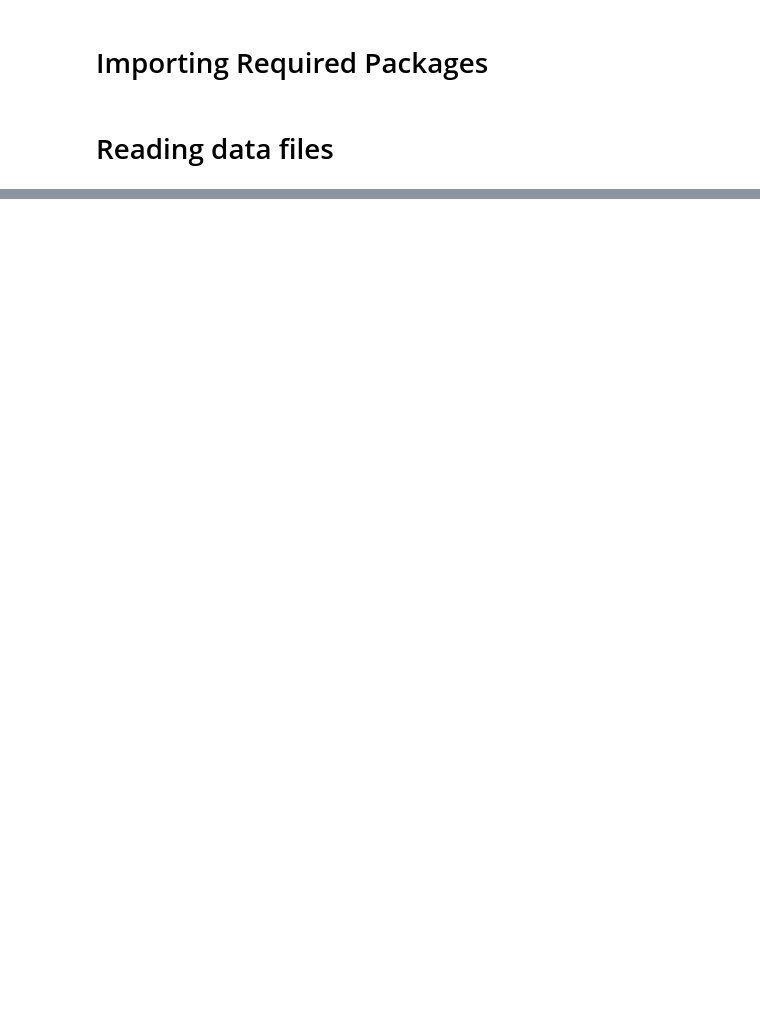
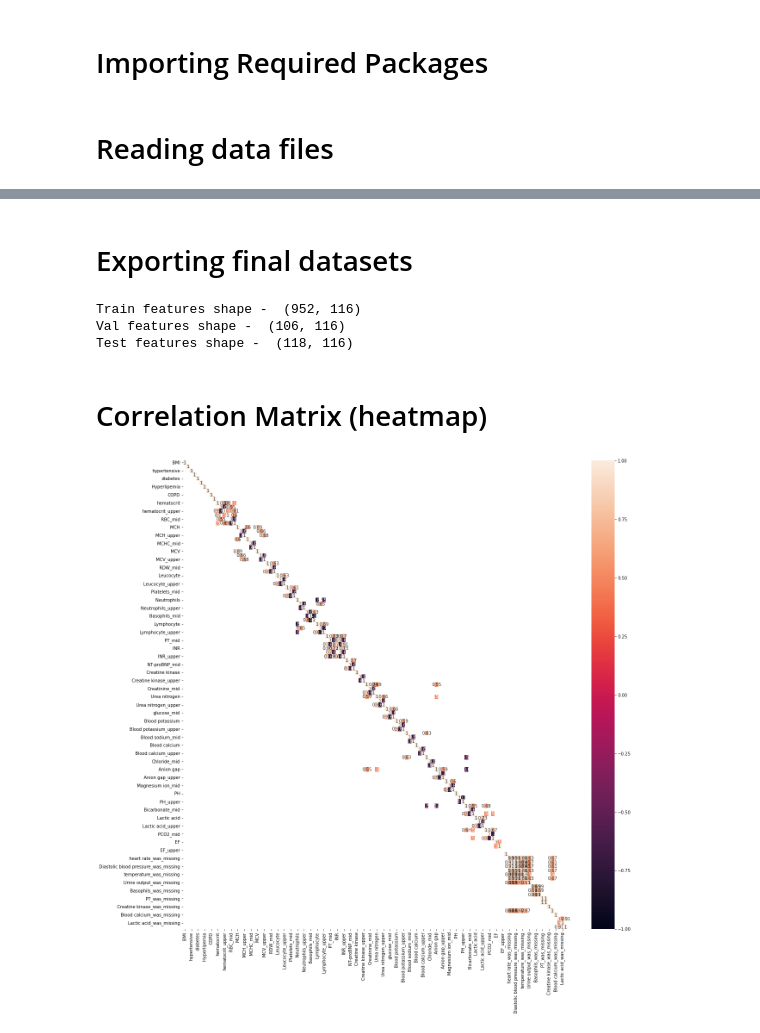
Before and after one commit to yashveersinghsohi/Hospital_Mortality_Prediction, a Jupyter notebook: Hospital_01_Feature_Engineering.ipynb, the cells around one changed output, grey strips where cells are left out. Cells and saved outputs as stored; diff of their text form; code cells hidden in the pictures; blank space fills up the shorter version.

```diff
--- a/Hospital_01_Feature_Engineering.ipynb
+++ b/Hospital_01_Feature_Engineering.ipynb
@@ -22,0 +116,11 @@ test = pd.read_csv(test_path)
+# %%
+comorbid_features = [
+  "hypertensive", "atrialfibrillation", "diabetes",
+  "depression", "Hyperlipemia",  "Renal failure",
+  "COPD", "deficiencyanemias"
+]
+
+for feature in comorbid_features:
+  train_features[feature] = train[feature]
+  val_features[feature] = val[feature]
+  test_features[feature] = test[feature]
@@ -22,0 +184,37 @@ test = pd.read_csv(test_path)
+# %%
+missing_features = [
+  "BMI_was_missing",
+  "heart rate_was_missing",
+  "Systolic blood pressure_was_missing",
+  "Diastolic blood pressure_was_missing",
+  "Respiratory rate_was_missing",
+  "temperature_was_missing",
+  "SP O2_was_missing",
+  "Urine output_was_missing",
+  "Neutrophils_was_missing",
+  "Basophils_was_missing",
+  "Lymphocyte_was_missing",
+  "PT_was_missing",
+  "INR_was_missing",
+  "Creatine kinase_was_missing",
+  "glucose_was_missing",
+  "Blood calcium_was_missing",
+  "PH_was_missing",
+  "Lactic acid_was_missing",
+  "PCO2_was_missing"
+]
+
+for feature in missing_features:
+  train_features[feature] = train[feature]
+  val_features[feature] = val[feature]
+  test_features[feature] = test[feature]
+# %% [markdown]
+# Exporting final datasets
+# %%
+print("Train features shape - ", train_features.shape)
+print("Val features shape - ", val_features.shape)
+print("Test features shape - ", test_features.shape)
+# %% [output]
+Train features shape -  (952, 116)
+Val features shape -  (106, 116)
+Test features shape -  (118, 116)
@@ -22,0 +230,9 @@ test = pd.read_csv(test_path)
+# %% [markdown]
+# Correlation Matrix (heatmap)
+# %%
+fig, ax = plt.subplots(figsize=(20, 20))
+corr_df = train_features.corr()
+sns.heatmap(corr_df, annot=True, mask=(corr_df).abs()<0.5, ax=ax)
+plt.show()
+# %% [output]
+[figure, added]
```
Also changed, not shown: parts of 19 cells of this notebook.
